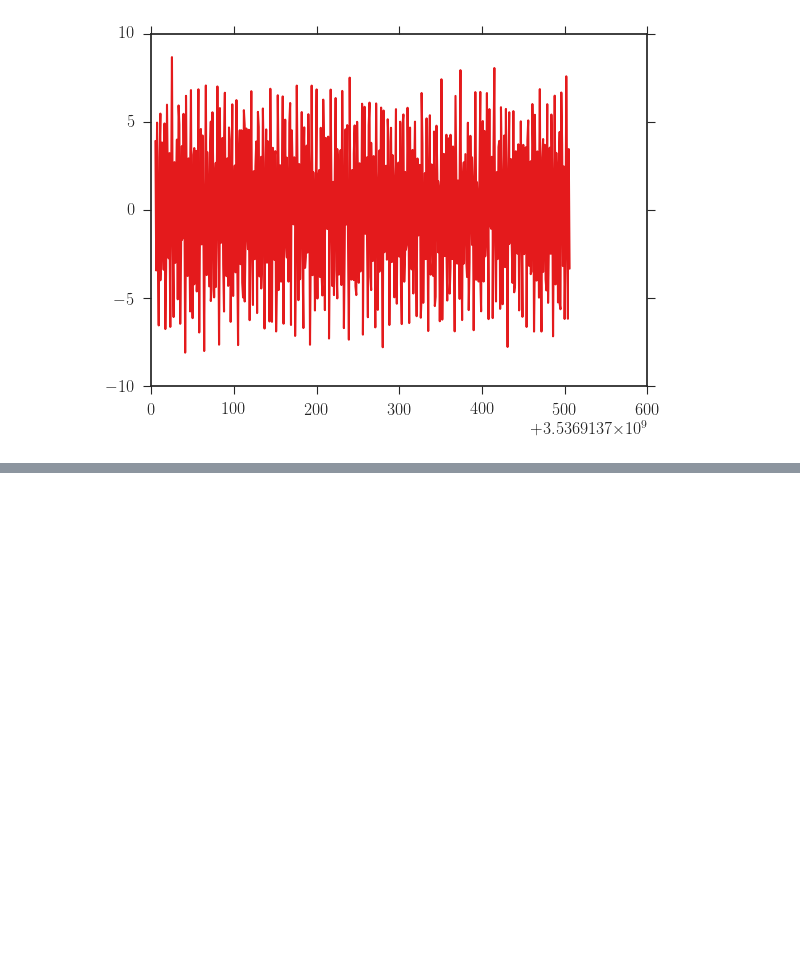
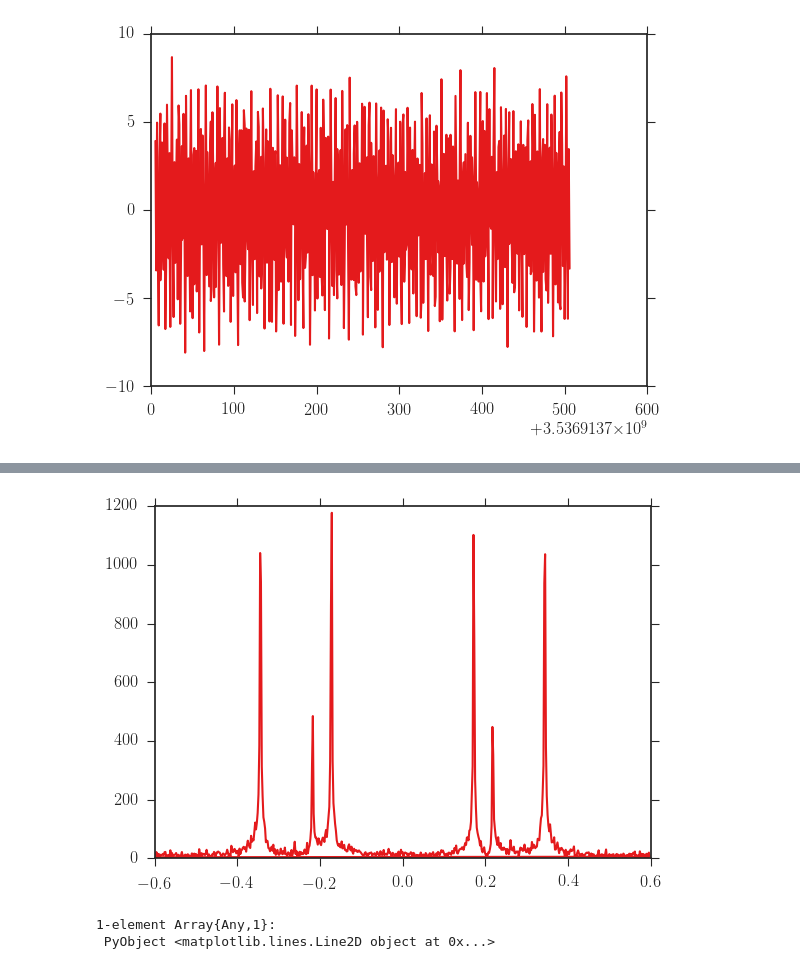
Before and after one commit to Schlabonski/FemtosecondSpectroscopy, a Jupyter notebook: Analysis/FemtosecondSpectroscopy.ipynb, the cells around one changed output, grey strips where cells are left out. Saved outputs shown, nothing was run; the diff lists cells and outputs as text; code cells hidden in the pictures; blank space fills up the shorter version.

```diff
--- a/Analysis/FemtosecondSpectroscopy.ipynb
+++ b/Analysis/FemtosecondSpectroscopy.ipynb
@@ -76,0 +56,2 @@ Complex{T<:Real},1}601Array{Float64,1}
+# %%
+full_signal = analog1 + im*analog3
@@ -76,0 +76,10 @@ Complex{T<:Real},1}601Array{Float64,1}
+# %%
+delta_t = mean(diff(time))
+frequencies = fftfreq(length(full_signal), 1/delta_t)
+ft_analog1 = fft(analog1)
+ft_full_signal = fft(full_signal)
+plot(frequencies, abs(ft_full_signal))
+# %% [output]
+[figure, added]
+1-element Array{Any,1}:
+ PyObject <matplotlib.lines.Line2D object at 0x...>
```
Also changed, not shown: parts of 7 cells of this notebook.
